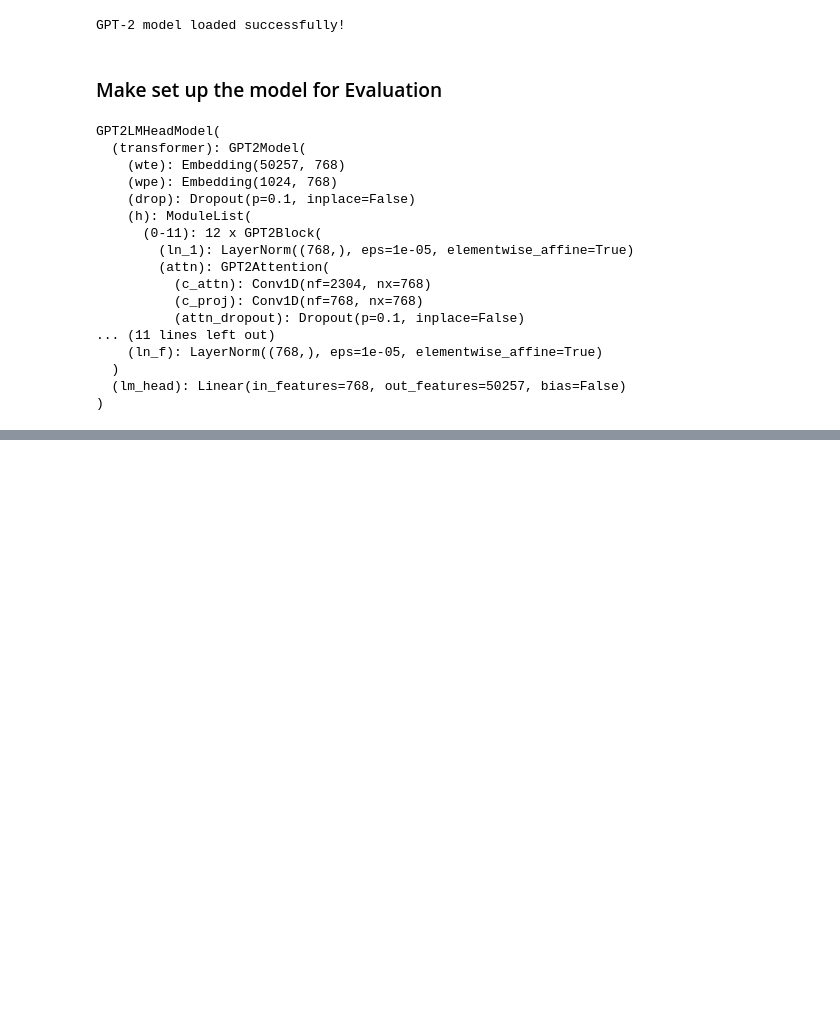
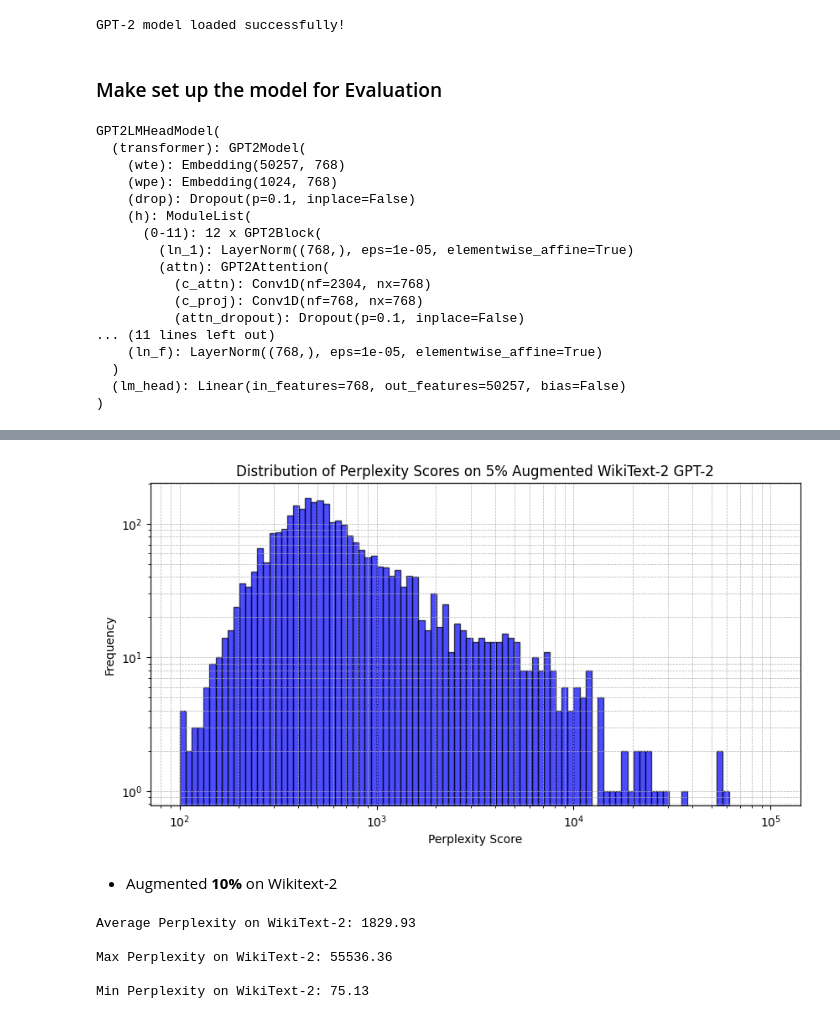
Before and after one commit to mhdnihas/Compare-The-LLM-Perfomance-using-Perplexity, a Jupyter notebook: Muhammed_Nihas.ipynb, the cells around one changed output, grey strips where cells are left out. Cells and saved outputs as stored; diff of their text form; code cells hidden in the pictures; blank space fills up the shorter version.

```diff
--- a/Muhammed_Nihas.ipynb
+++ b/Muhammed_Nihas.ipynb
@@ -99,0 +94,4 @@ dataset = load_dataset("wikitext", "wikitext-2-raw-v1", split="test")
+# %%
+texts=dataset['text']
+text_10=dataset['modified_text']
+text_5=dataset['modified_text_5%Error']
@@ -282,0 +192,2 @@ plt.show()
+# %%
+perplexities = calculate_perplexity(text_5)
@@ -282,0 +202,16 @@ plt.show()
+# %%
+
+plt.figure(figsize=(10, 5))
+plt.hist(perplexities, bins=np.logspace(2, 5, 100), color='blue', alpha=0.7, edgecolor='black')
+plt.xscale("log")
+plt.xlabel("Perplexity Score")
+plt.ylabel("Frequency")
+plt.title("Distribution of Perplexity Scores on 5% Augmented WikiText-2 GPT-2")
+plt.yscale("log")
+plt.grid(True, which="both", linestyle="--", linewidth=0.5)
+
+plt.show()
+# %% [output]
+[figure, added]
+# %% [markdown]
+* Augmented **10%** on Wikitext-2
@@ -282,0 +220,8 @@ plt.show()
+# %%
+print_Average_Min_Max_perplexity(perplexities)
+# %% [output]
+Average Perplexity on WikiText-2: 1829.93
+
+Max Perplexity on WikiText-2: 55536.36
+
+Min Perplexity on WikiText-2: 75.13
```
Also changed, not shown: parts of 71 cells of this notebook.
